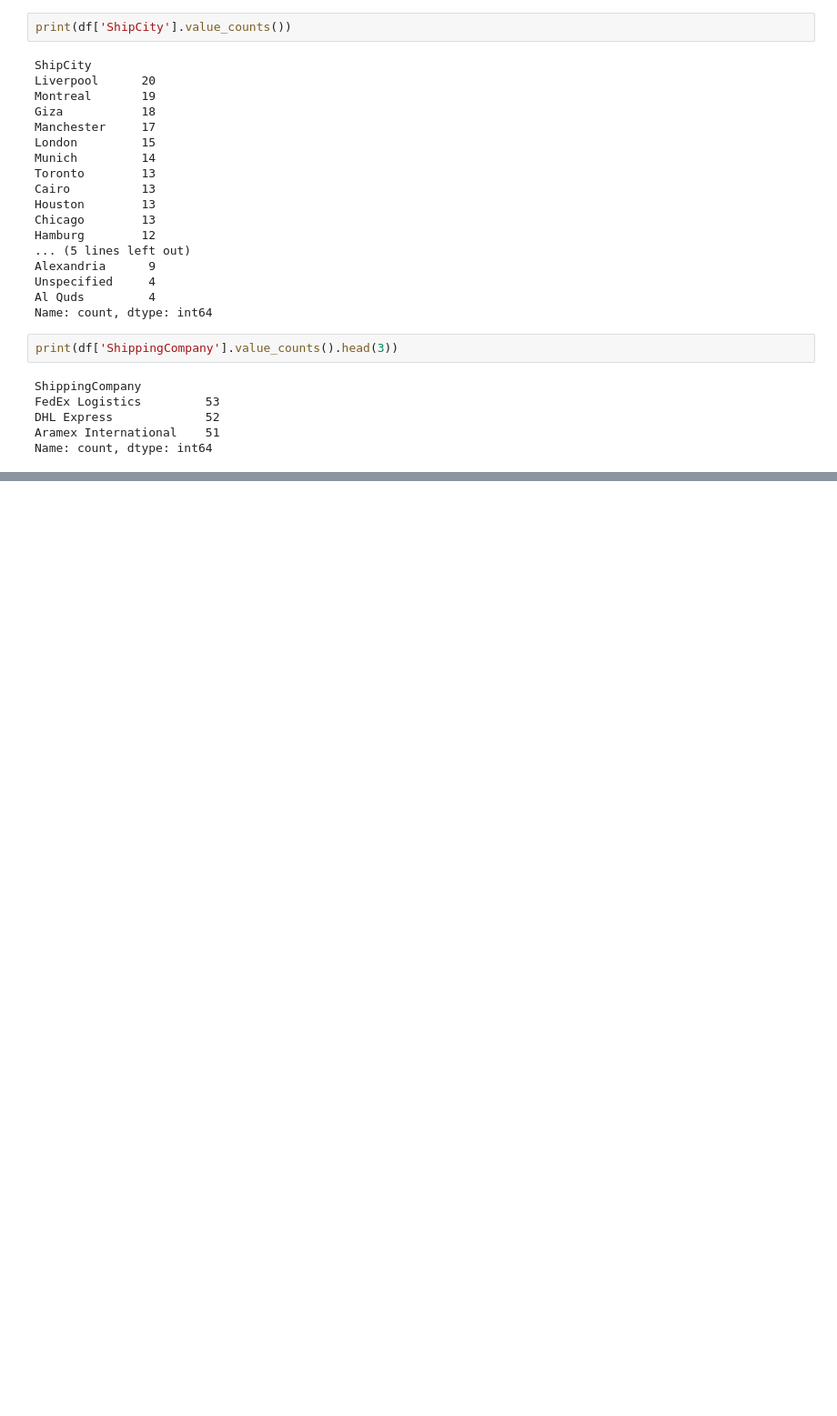
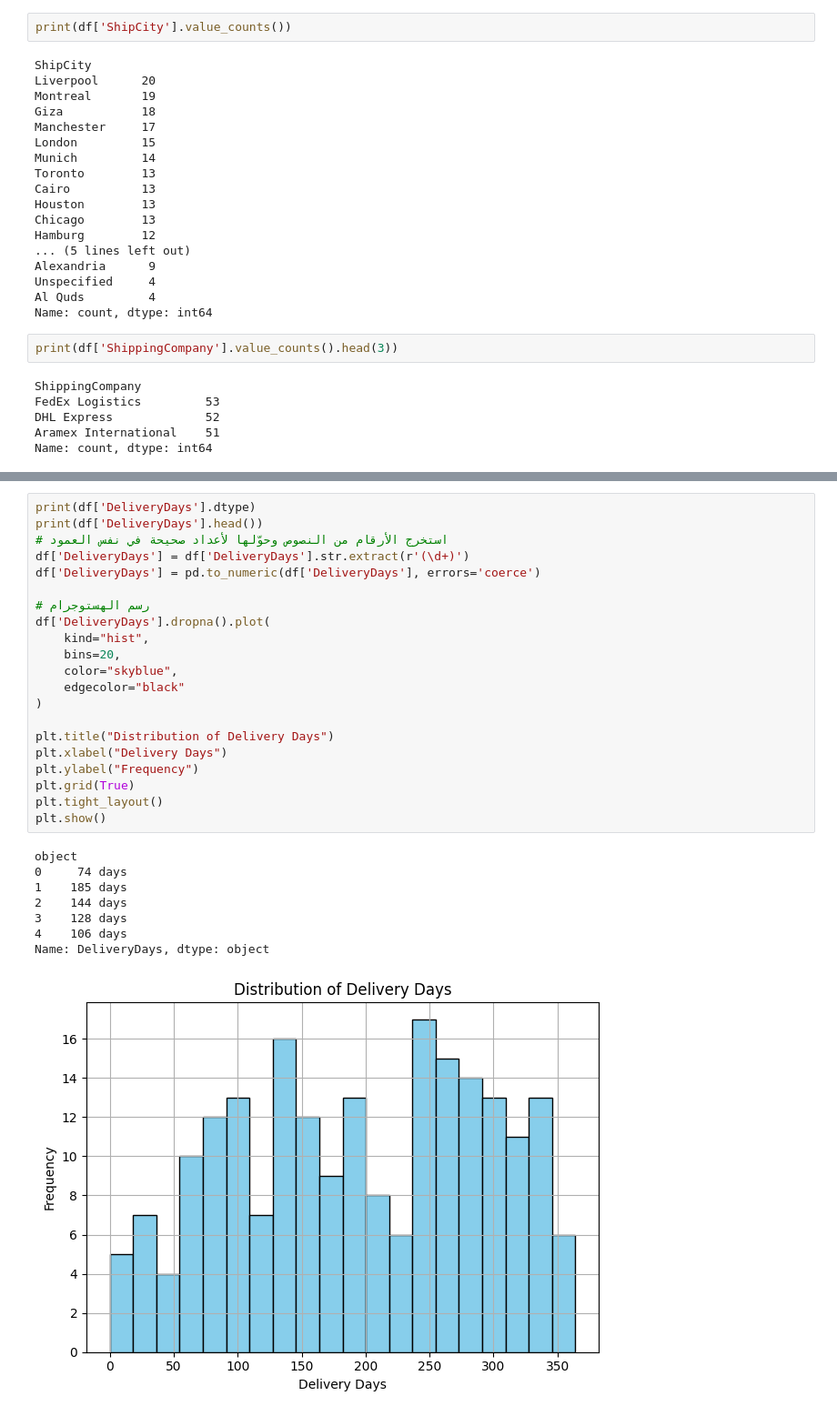
Before and after one commit to Abdallahmoha277/DataWrangling-Kiwilytics, a Jupyter notebook: Kiwilytics_DataWrangling.ipynb, the cells around one changed output, grey strips where cells are left out. Shown: that part at 91% size. Drawn from its saved outputs; the diff is of its cells as text; blank space fills up the shorter version.

```diff
--- a/Kiwilytics_DataWrangling.ipynb
+++ b/Kiwilytics_DataWrangling.ipynb
@@ -494,0 +528,30 @@ Name: count, dtype: int64
+# %%
+print(df['DeliveryDays'].dtype)
+print(df['DeliveryDays'].head())
+# استخرج الأرقام من النصوص وحوّلها لأعداد صحيحة في نفس العمود
+df['DeliveryDays'] = df['DeliveryDays'].str.extract(r'(\d+)')
+df['DeliveryDays'] = pd.to_numeric(df['DeliveryDays'], errors='coerce')
+
+# رسم الهستوجرام
+df['DeliveryDays'].dropna().plot(
+    kind="hist",
+    bins=20,
+    color="skyblue",
+    edgecolor="black"
+)
+
+plt.title("Distribution of Delivery Days")
+plt.xlabel("Delivery Days")
+plt.ylabel("Frequency")
+plt.grid(True)
+plt.tight_layout()
+plt.show()
+# %% [output]
+object
+0     74 days
+1    185 days
+2    144 days
+3    128 days
+4    106 days
+Name: DeliveryDays, dtype: object
+[figure, added]
```
Also changed, not shown: parts of 6 cells of this notebook.
